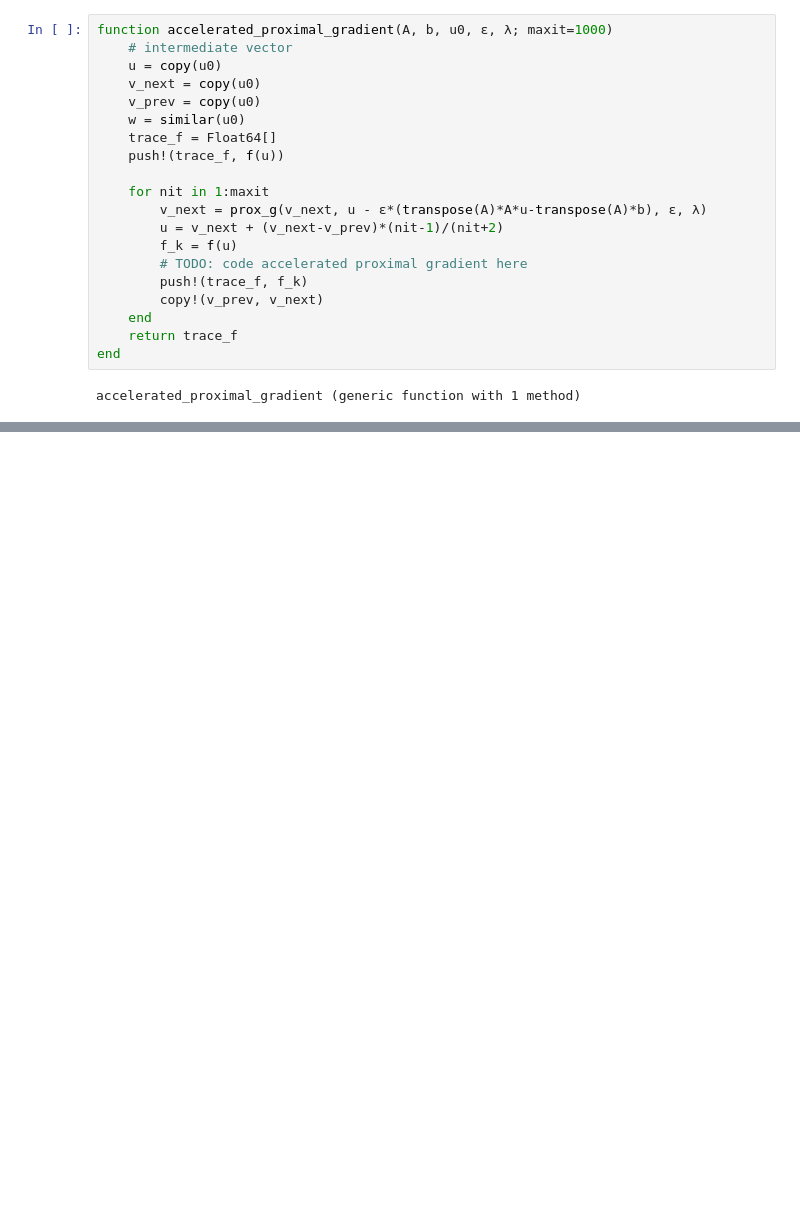
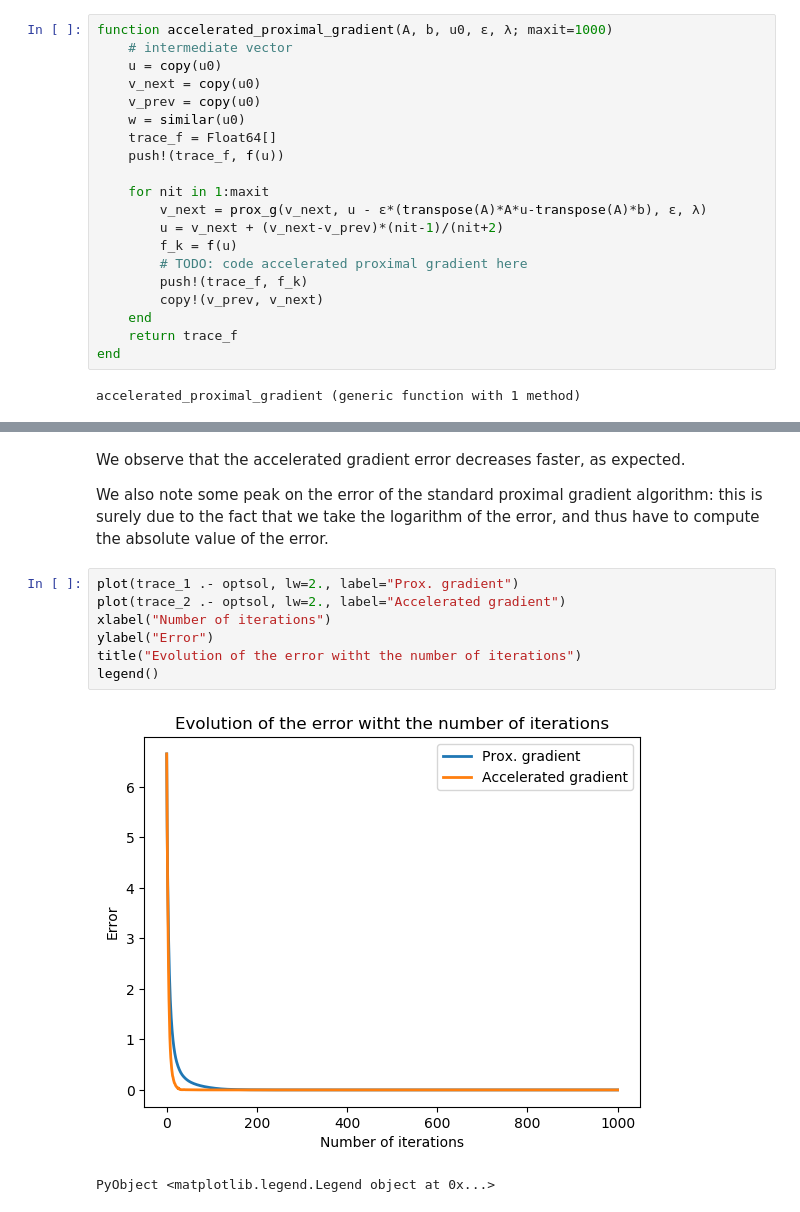
Before and after one commit to mzaffran/proximal_methods, a Jupyter notebook: proximal_gradient.ipynb, the cells around one changed output, grey strips where cells are left out. Cells and saved outputs as stored; diff of their text form; blank space fills up the shorter version.

```diff
--- a/proximal_gradient.ipynb
+++ b/proximal_gradient.ipynb
@@ -355,0 +195,14 @@ PyObject <matplotlib.legend.Legend object at 0x...>
+# %% [markdown]
+We observe that the accelerated gradient error decreases faster, as expected.
+
+We also note some peak on the error of the standard proximal gradient algorithm: this is surely due to the fact that we take the logarithm of the error, and thus have to compute the absolute value of the error.
+# %%
+plot(trace_1 .- optsol, lw=2., label="Prox. gradient")
+plot(trace_2 .- optsol, lw=2., label="Accelerated gradient")
+xlabel("Number of iterations")
+ylabel("Error")
+title("Evolution of the error witht the number of iterations")
+legend()
+# %% [output]
+[figure, added]
+PyObject <matplotlib.legend.Legend object at 0x...>
```
Also changed, not shown: parts of 54 cells of this notebook.
